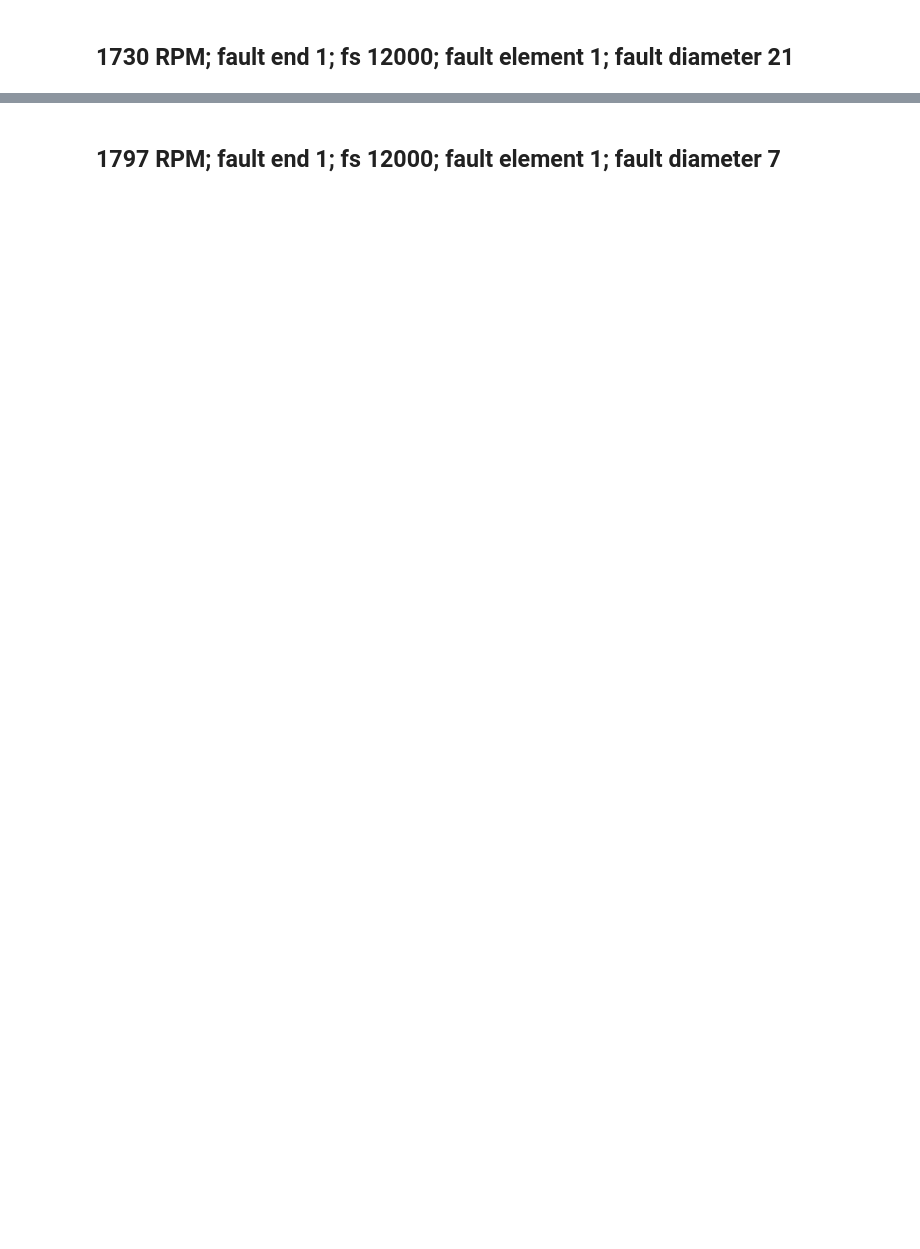
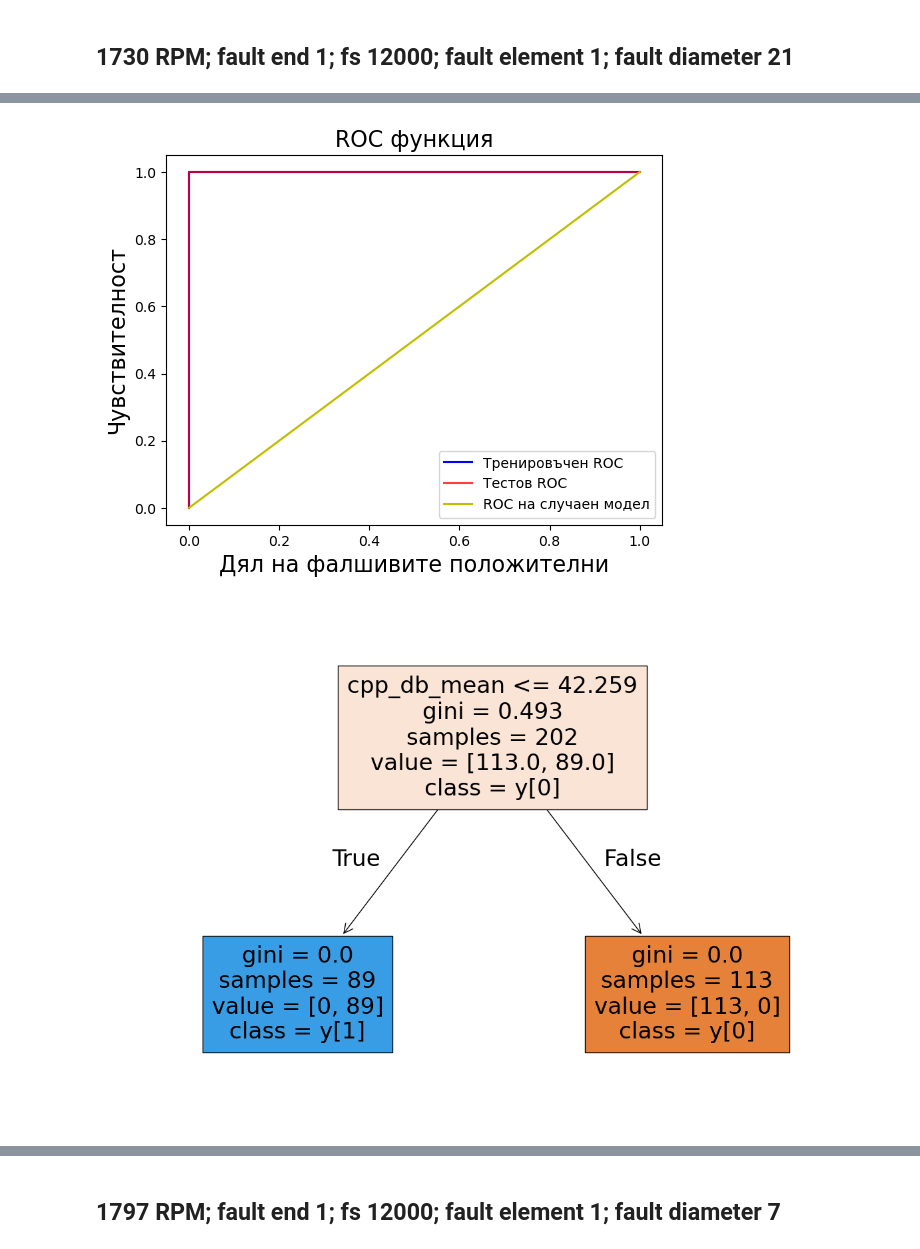
Before and after one commit to AtanasKolevNBU/PhD, a Jupyter notebook: notebooks/cepstrum_fe/cep_fe_experiments.ipynb, the cells around one changed output, grey strips where cells are left out. Cells and saved outputs as stored; diff of their text form; code cells hidden in the pictures; blank space fills up the shorter version.

```diff
--- a/notebooks/cepstrum_fe/cep_fe_experiments.ipynb
+++ b/notebooks/cepstrum_fe/cep_fe_experiments.ipynb
@@ -72,7 +72,7 @@ def train_test_validate_model(X, y, feat_names = None):
 
     return model, feat_importances
 # %%
-def train_and_display_dtc(X, y, dominant_feature_name = None):
+def train_and_display_dtc(X, y, dominant_feature_name = None, train_metrices = False):
 
     dtc = DecisionTreeClassifier(random_state=42)
 
@@ -84,6 +84,9 @@ def train_and_display_dtc(X, y, dominant_feature_name = None):
     dtc.fit(X_train, y_train)
 
     y_test_pred = dtc.predict(X_test)
+    if train_metrices:
+        y_train_pred = dtc.predict(X_train)
+        helpers.print_scores(y_train, y_train_pred)
     helpers.print_scores(y_test, y_test_pred)
 
     plt.figure(figsize=(12, 8))
@@ -239,2 +254,25 @@ Recall: 1.000
 # %% [markdown]
 ## 1730 RPM; fault end 1; fs 12000; fault element 1; fault diameter 21
+# %%
+de_healthy = df[(df['fault_end'] == 0) & (df['samples_per_second'] == 12000) & (df['fault_element'] == 0) & (df['fault_diameter'] == 0)]['DE']
+de_faulty = df[(df['fault_end'] == 1) & (df['samples_per_second'] == 12000) & (df['fault_element'] == 1) & (df['fault_diameter'] == 21)]['DE']
+
+print(de_healthy.shape)
+print(de_faulty.shape)
+
+df_fe_healthy = extract_features(de_healthy, 12000, 0,
+                                 return_per_frame=False)
+
+df_fe_faulty = extract_features(de_faulty, 12000, 1,
+                                 return_per_frame=False)
+
+overall_df = pd.concat((df_fe_healthy, df_fe_faulty))
+
+overall_df = overall_df.sample(frac=1)
+X = overall_df.iloc[:, :-1]
+y = overall_df.iloc[:, -1]
+
+xgbc_cep_1730_7, feat_importances = train_test_validate_model(X, y, overall_df.columns[:-1])
+dom_feat = feat_importances[feat_importances[0]==1][1].values[0]
+train_and_display_dtc(X, y, dom_feat)
+# %% [output]
@@ -240,0 +291,2 @@ Recall: 1.000
+[figure, added]
+[figure, added]
```
Also changed, not shown: parts of 21 cells of this notebook, 8 other files.
